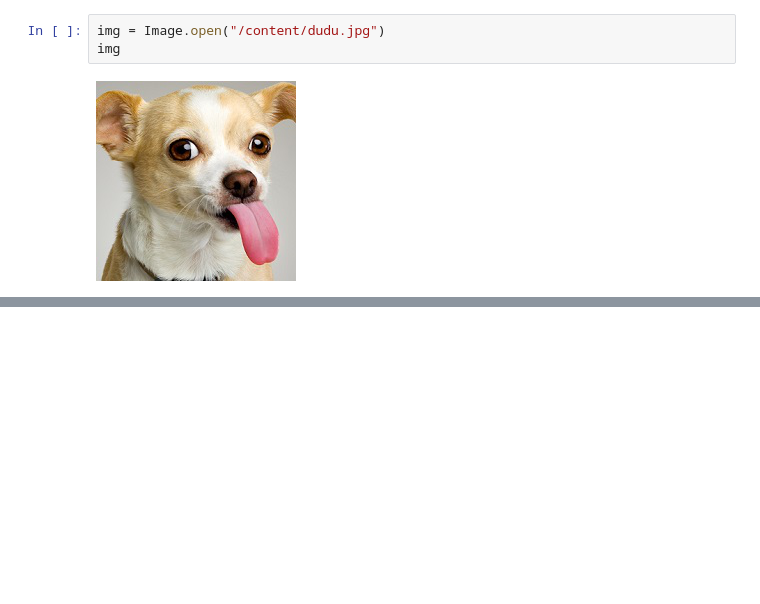
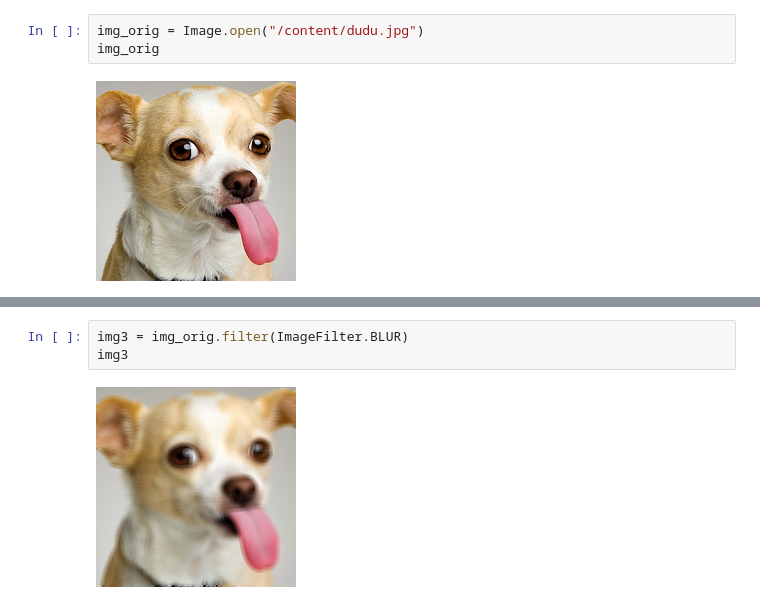
Before and after one commit to marcelounb/DeepLearning, a Jupyter notebook: TestePratico3_Outline.ipynb, the cells around one changed output, grey strips where cells are left out. Drawn from its saved outputs; the diff is of its cells as text; blank space fills up the shorter version.

```diff
--- a/TestePratico3_Outline.ipynb
+++ b/TestePratico3_Outline.ipynb
@@ -21,8 +21,8 @@ from tensorflow.keras import utils
 # %%
 from PIL import Image, ImageFilter
 # %%
-img = Image.open("/content/dudu.jpg")
-img
+img_orig = Image.open("/content/dudu.jpg")
+img_orig
 # %% [output]
 [figure]
 # %%
@@ -36,0 +35,5 @@ img
+# %%
+img3 = img_orig.filter(ImageFilter.BLUR)
+img3
+# %% [output]
+[figure, added]
```
Also changed, not shown: parts of 6 cells of this notebook.
